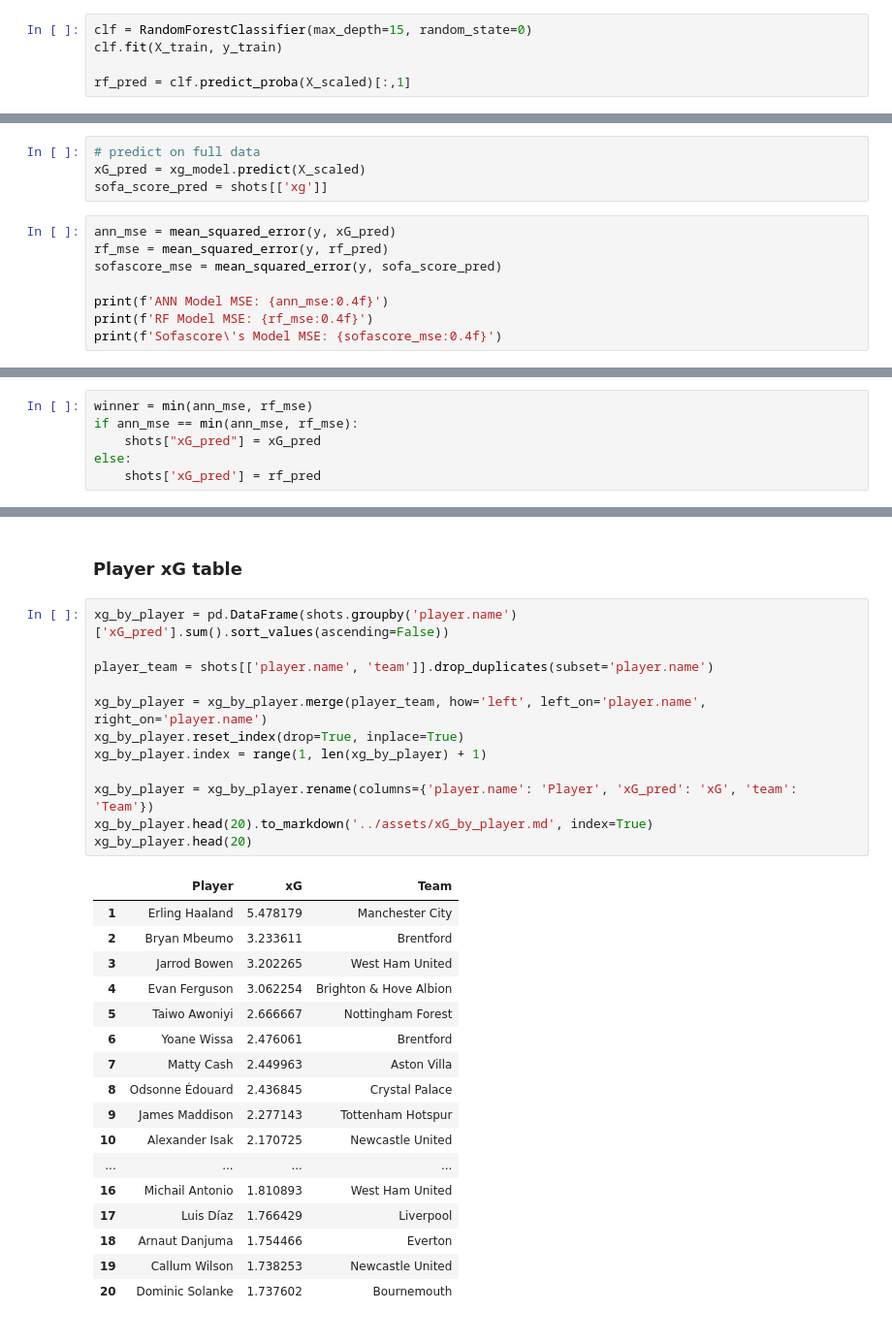
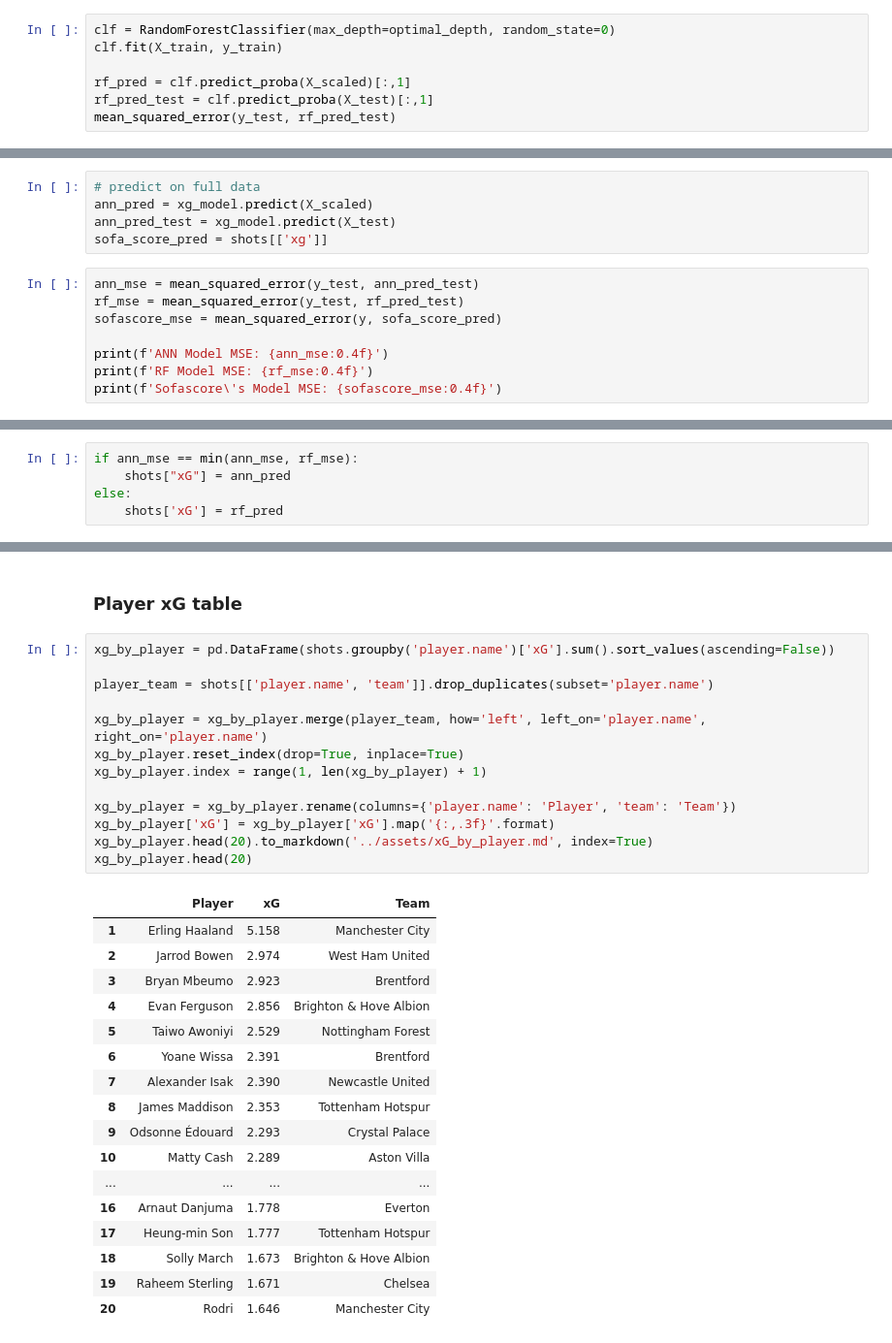
Before and after one commit to Harrison-Ward/xG, a Jupyter notebook: models/xG_model.ipynb, the cells around one changed output, grey strips where cells are left out. Shown: that part at 97% size. Cells and saved outputs as stored; diff of their text form.

Commit message:
made tweaks to path to work with xP model; updated method for selecting lowest MSE model

```diff
--- a/models/xG_model.ipynb
+++ b/models/xG_model.ipynb
@@ -192,5 +202,7 @@ plt.show()
 # %%
-clf = RandomForestClassifier(max_depth=15, random_state=0)
+clf = RandomForestClassifier(max_depth=optimal_depth, random_state=0)
 clf.fit(X_train, y_train)
 
 rf_pred = clf.predict_proba(X_scaled)[:,1]
+rf_pred_test = clf.predict_proba(X_test)[:,1]
+mean_squared_error(y_test, rf_pred_test)
@@ -198,11 +212,12 @@ rf_pred = clf.predict_proba(X_scaled)[:,1]
 ## Generate xG Predictions
 # %%
 # predict on full data
-xG_pred = xg_model.predict(X_scaled)
+ann_pred = xg_model.predict(X_scaled)
+ann_pred_test = xg_model.predict(X_test)
 sofa_score_pred = shots[['xg']]
 # %%
-ann_mse = mean_squared_error(y, xG_pred)
-rf_mse = mean_squared_error(y, rf_pred)
+ann_mse = mean_squared_error(y_test, ann_pred_test)
+rf_mse = mean_squared_error(y_test, rf_pred_test)
 sofascore_mse = mean_squared_error(y, sofa_score_pred)
 
 print(f'ANN Model MSE: {ann_mse:0.4f}')
@@ -214,10 +229,9 @@ RF Model MSE: 0.0228
 Sofascore's Model MSE: 0.0746
 # %%
-winner = min(ann_mse, rf_mse)
 if ann_mse == min(ann_mse, rf_mse):
-    shots["xG_pred"] = xG_pred
+    shots["xG"] = ann_pred
 else:
-    shots['xG_pred'] = rf_pred
+    shots['xG'] = rf_pred
 # %% [markdown]
 ## Plot xG by Player Coordinates
 # %%
@@ -337,32 +357,33 @@ xg_table
 # %% [markdown]
 ### Player xG table
 # %%
-xg_by_player = pd.DataFrame(shots.groupby('player.name')['xG_pred'].sum().sort_values(ascending=False))
+xg_by_player = pd.DataFrame(shots.groupby('player.name')['xG'].sum().sort_values(ascending=False))
 
 player_team = shots[['player.name', 'team']].drop_duplicates(subset='player.name')
 
 xg_by_player = xg_by_player.merge(player_team, how='left', left_on='player.name', right_on='player.name')
 xg_by_player.reset_index(drop=True, inplace=True)
 xg_by_player.index = range(1, len(xg_by_player) + 1)
 
-xg_by_player = xg_by_player.rename(columns={'player.name': 'Player', 'xG_pred': 'xG', 'team': 'Team'})
+xg_by_player = xg_by_player.rename(columns={'player.name': 'Player', 'team': 'Team'})
+xg_by_player['xG'] = xg_by_player['xG'].map('{:,.3f}'.format)
 xg_by_player.head(20).to_markdown('../assets/xG_by_player.md', index=True)
 xg_by_player.head(20)
 # %% [output]
 |  | Player | xG | Team |
-| 1 | Erling Haaland | 5.478179 | Manchester City |
-| 2 | Bryan Mbeumo | 3.233611 | Brentford |
-| 3 | Jarrod Bowen | 3.202265 | West Ham United |
-| 4 | Evan Ferguson | 3.062254 | Brighton & Hove Albion |
-| 5 | Taiwo Awoniyi | 2.666667 | Nottingham Forest |
-| 6 | Yoane Wissa | 2.476061 | Brentford |
-| 7 | Matty Cash | 2.449963 | Aston Villa |
-| 8 | Odsonne Édouard | 2.436845 | Crystal Palace |
-| 9 | James Maddison | 2.277143 | Tottenham Hotspur |
-| 10 | Alexander Isak | 2.170725 | Newcastle United |
+| 1 | Erling Haaland | 5.158 | Manchester City |
+| 2 | Jarrod Bowen | 2.974 | West Ham United |
+| 3 | Bryan Mbeumo | 2.923 | Brentford |
+| 4 | Evan Ferguson | 2.856 | Brighton & Hove Albion |
+| 5 | Taiwo Awoniyi | 2.529 | Nottingham Forest |
+| 6 | Yoane Wissa | 2.391 | Brentford |
+| 7 | Alexander Isak | 2.390 | Newcastle United |
+| 8 | James Maddison | 2.353 | Tottenham Hotspur |
+| 9 | Odsonne Édouard | 2.293 | Crystal Palace |
+| 10 | Matty Cash | 2.289 | Aston Villa |
 | ... | ... | ... | ... |
-| 16 | Michail Antonio | 1.810893 | West Ham United |
-| 17 | Luis Díaz | 1.766429 | Liverpool |
-| 18 | Arnaut Danjuma | 1.754466 | Everton |
-| 19 | Callum Wilson | 1.738253 | Newcastle United |
-| 20 | Dominic Solanke | 1.737602 | Bournemouth |
+| 16 | Arnaut Danjuma | 1.778 | Everton |
+| 17 | Heung-min Son | 1.777 | Tottenham Hotspur |
+| 18 | Solly March | 1.673 | Brighton & Hove Albion |
+| 19 | Raheem Sterling | 1.671 | Chelsea |
+| 20 | Rodri | 1.646 | Manchester City |
```
Also changed, not shown: parts of 13 cells of this notebook.
